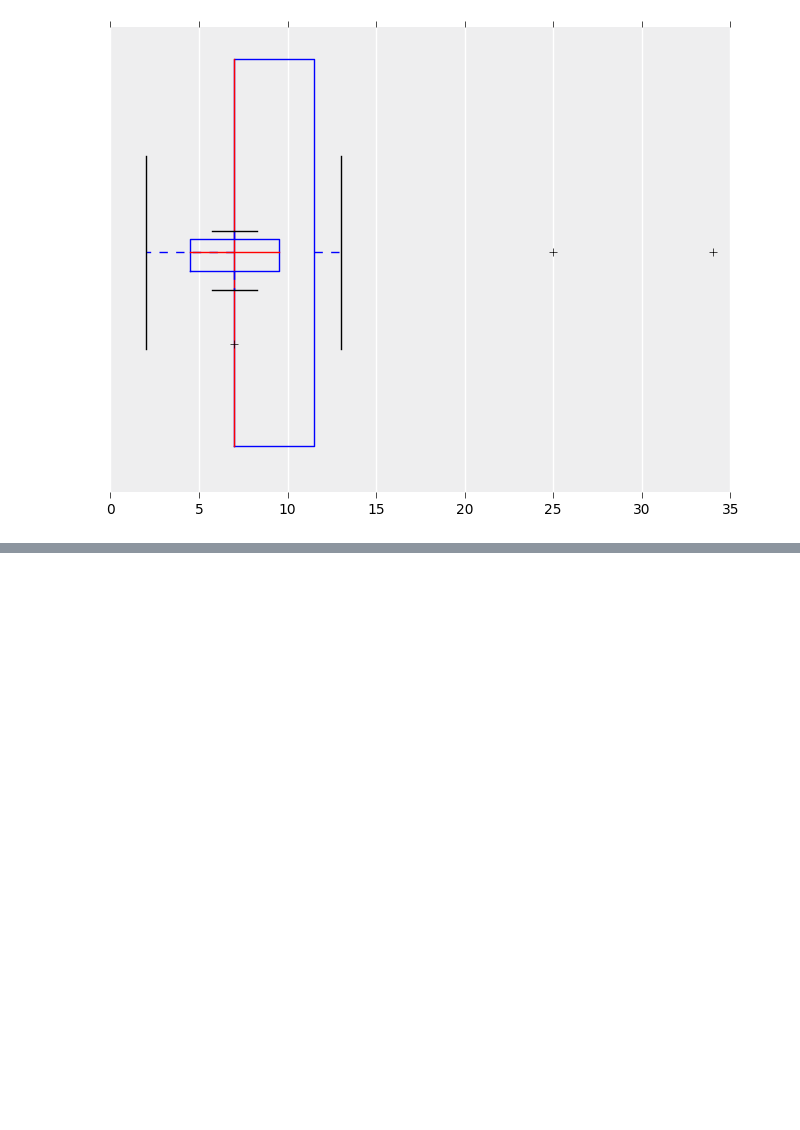
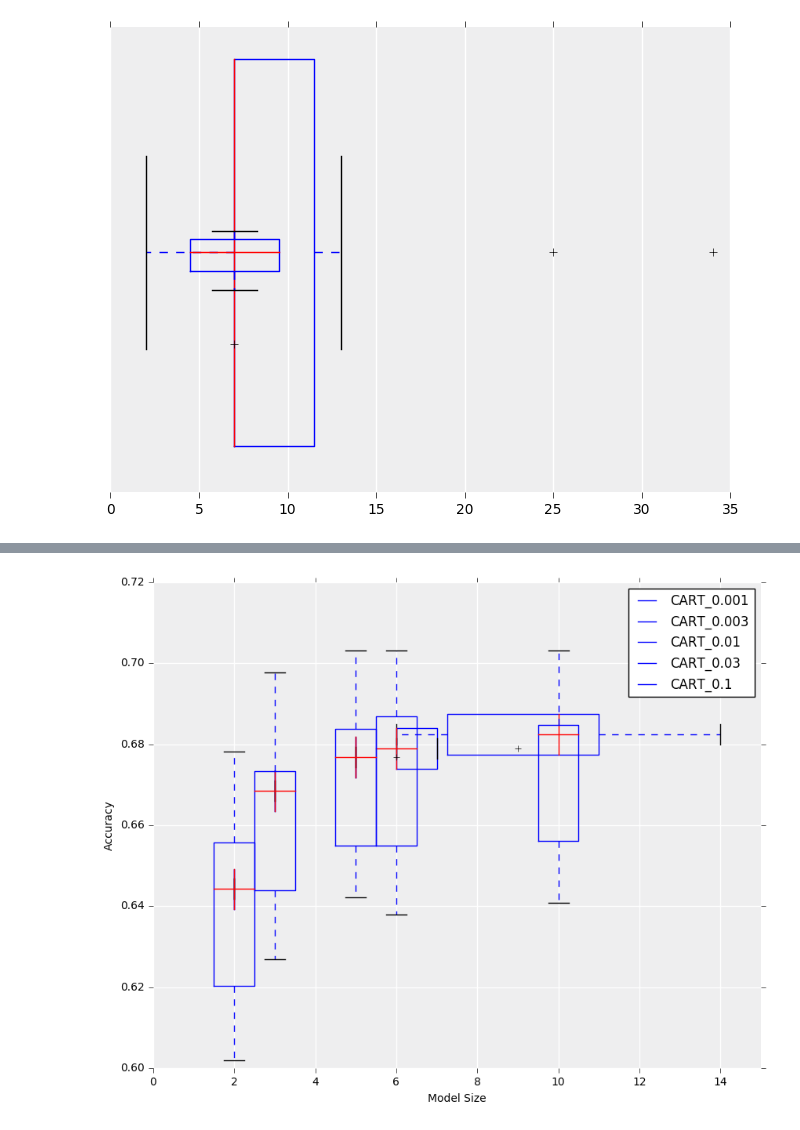
Before and after one commit to nlarusstone/corels-test, a Jupyter notebook: notebooks/Sparsity vs Accuracy.ipynb, the cells around one changed output, grey strips where cells are left out. Drawn from its saved outputs; the diff is of its cells as text; code cells hidden in the pictures; blank space fills up the shorter version.

Commit message:
Sparsity vs Accuracy notebook update

```diff
--- a/notebooks/Sparsity vs Accuracy.ipynb
+++ b/notebooks/Sparsity vs Accuracy.ipynb
@@ -91,3 +91,8 @@ ax.set_yticks(np.arange(0.6, 1, 5))
 plt.show()
 # %% [output]
 [figure]
+# %%
+df = pd.read_csv('../eval/compas_sparsity.csv')
+df.index = df['Method']
+df['Fold'] = df['Fold'].apply(lambda x: x.split('_')[1])
+df
@@ -93,0 +119,32 @@ plt.show()
+# %%
+fig, ax = simple_ax(figsize=(10,8))
+cart = df[df["Method"] == "CART"]
+leaves = []
+acc = []
+a_meds = []
+l_meds = []
+for param in cart["cp"].unique():
+    folds = cart[cart["cp"] == param]
+    acc.append(folds['accuracy'])
+    a_meds.append(folds['accuracy'].median())
+    leaves.append(folds['leaves'])
+    l_meds.append(folds['leaves'].median())
+    #b = ax.boxplot(folds['accuracy'], widths=1, manage_xticks=False, positions=[folds['leaves'].median()])
+
+#print leaves
+ax.boxplot(leaves,vert=False, widths=0.01, manage_xticks=False, positions=a_meds)#, positions=[split_df['Accuracy'].median()])
+b_dict = ax.boxplot(acc, widths=1, manage_xticks=False, positions=l_meds)
+for b, param in zip(b_dict['boxes'], cart["cp"].unique()):
+    b.set_label("CART_" + str(param))
+#for method, row in df.iterrows():
+#    print row["Method"]
+    #ax.boxplot(row['leaves'],vert=False)#, widths=0.1, manage_xticks=False, positions=[split_df['Accuracy'].median()])
+    #ax.boxplot(row['accuracy'])#, widths=5, manage_xticks=False, positions=[split_df['Sparsity'].median()])
+ax.set_xlim([0, 15])
+ax.set_xlabel('Model Size')
+#ax.set_ylim([0.6, 1.3])
+ax.set_ylabel('Accuracy')
+ax.legend()
+plt.show()
+# %% [output]
+[figure, added]
```
Also changed, not shown: parts of 6 cells of this notebook.
